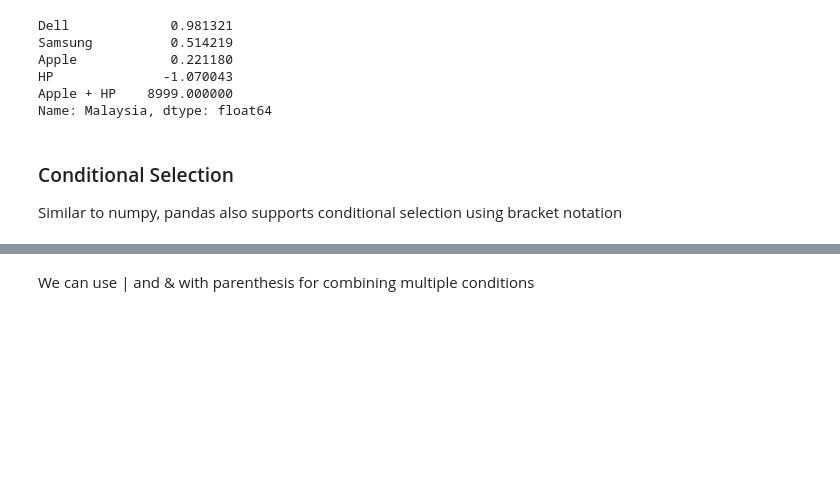
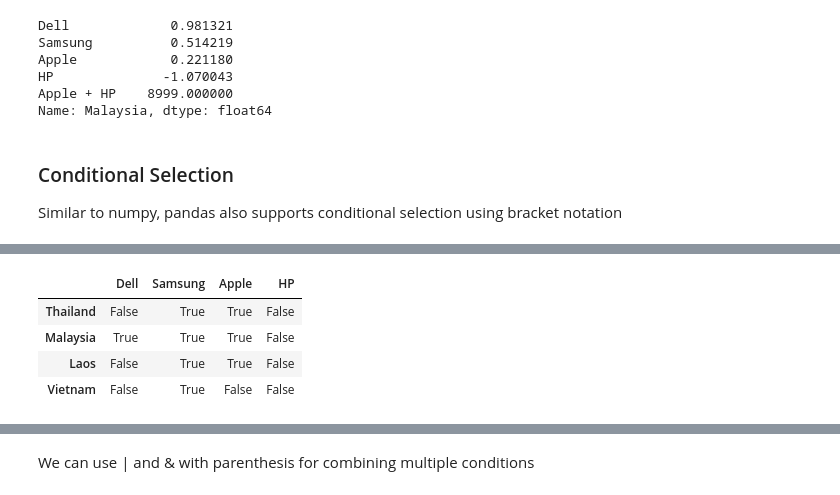
Before and after one commit to JoeyThirawat/RAI2.2-RoboticsLab3, a Jupyter notebook: Wk10-RoboLab3-23Mar22/RoboticsLab3-Pandas1-RAI2.ipynb, the cells around one changed output, grey strips where cells are left out. Saved outputs shown, nothing was run; the diff lists cells and outputs as text; code cells hidden in the pictures; blank space fills up the shorter version.

```diff
--- a/Wk10-RoboLab3-23Mar22/RoboticsLab3-Pandas1-RAI2.ipynb
+++ b/Wk10-RoboLab3-23Mar22/RoboticsLab3-Pandas1-RAI2.ipynb
@@ -334,4 +340,11 @@ Similar to numpy, pandas also supports conditional selection using bracket notat
 # %%
 # Show positions where value > 0
+df > 0
+# %% [output]
+|  | Dell | Samsung | Apple | HP |
+| Thailand | False | True | True | False |
+| Malaysia | True | True | True | False |
+| Laos | False | True | True | False |
+| Vietnam | False | True | False | False |
 # %%
 # Show the values where value > 0
```
Also changed, not shown: parts of 6 cells of this notebook.
